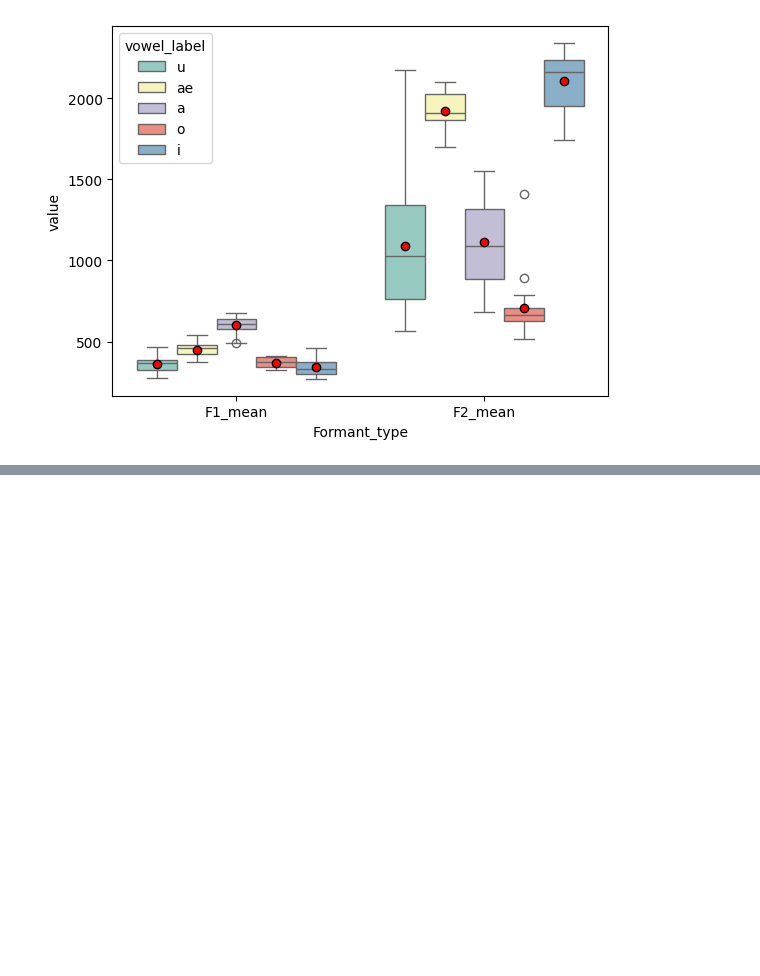
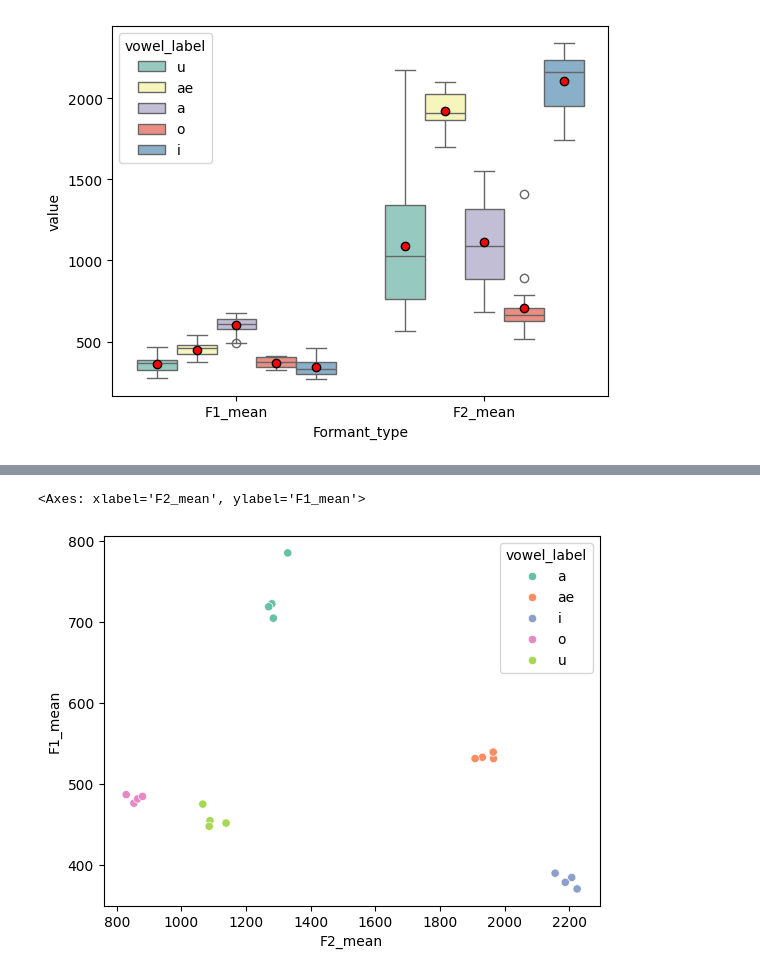
Before and after one commit to irregular6612/phoneticConvergence, a Jupyter notebook: src/analysis/analysis-final.ipynb, the cells around one changed output, grey strips where cells are left out. Drawn from its saved outputs; the diff is of its cells as text; code cells hidden in the pictures; blank space fills up the shorter version.

```diff
--- a/src/analysis/analysis-final.ipynb
+++ b/src/analysis/analysis-final.ipynb
@@ -670,0 +830,7 @@ sns.boxplot(x='Formant_type',hue='vowel_label', y='value', data=pd.melt(model_fo
+# %%
+analyzed_p_df = participant_formant_df[~participant_formant_df['participant_id'].isin(excepted_p_id)].reset_index(drop=True)
+analyzed_p_df.drop(columns=['F3_mean', 'F3_median', 'F3_std', 'F3_min', 'F3_max',
+       'F3_count', 'F4_mean', 'F4_median', 'F4_std', 'F4_min', 'F4_max',
+       'F4_count', 'F5_mean', 'F5_median', 'F5_std', 'F5_min', 'F5_max',
+       'F5_count'], inplace=True)
+analyzed_p_df
@@ -670,0 +851,3 @@ sns.boxplot(x='Formant_type',hue='vowel_label', y='value', data=pd.melt(model_fo
+# %%
+analyzed_p_df['stage'] = analyzed_p_df['file_id'].str.split('_').str[1]
+analyzed_p_df
@@ -670,0 +868,2 @@ sns.boxplot(x='Formant_type',hue='vowel_label', y='value', data=pd.melt(model_fo
+# %%
+analyzed_p_df.drop('file_id', axis=1, inplace=True)
@@ -670,0 +904,13 @@ sns.boxplot(x='Formant_type',hue='vowel_label', y='value', data=pd.melt(model_fo
+# %%
+# 1단계: F1_mean을 groupby로 계산하고 DataFrame으로 변환
+f1_df = analyzed_p_df.groupby(['participant_id', 'vowel_label', 'stage'])['F1_mean'].mean().reset_index()
+f1_df = f1_df.rename(columns={'F1_mean': 'F1_mean'})
+
+# 2단계: F2_mean을 groupby로 계산하고 DataFrame으로 변환
+f2_df = analyzed_p_df.groupby(['participant_id', 'vowel_label', 'stage'])['F2_mean'].mean().reset_index()
+f2_df = f2_df.rename(columns={'F2_mean': 'F2_mean'})
+
+# 3단계: 두 DataFrame을 merge
+p_formant_stage_df = pd.merge(f1_df, f2_df, on=['participant_id', 'vowel_label', 'stage'], how='inner')
+p_formant_stage_df.to_excel('formant_results_all_vowels_participant_stage.xlsx')
+p_formant_stage_df
@@ -670,0 +955,5 @@ sns.boxplot(x='Formant_type',hue='vowel_label', y='value', data=pd.melt(model_fo
+# %%
+sns.scatterplot(y='F1_mean', x='F2_mean', data=p_formant_stage_df[p_formant_stage_df['participant_id'] == 5], hue='vowel_label', palette='Set2', alpha=1.0)
+# %% [output]
+<Axes: xlabel='F2_mean', ylabel='F1_mean'>
+[figure, added]
```
Also changed, not shown: parts of 29 cells of this notebook, 12 other files.
